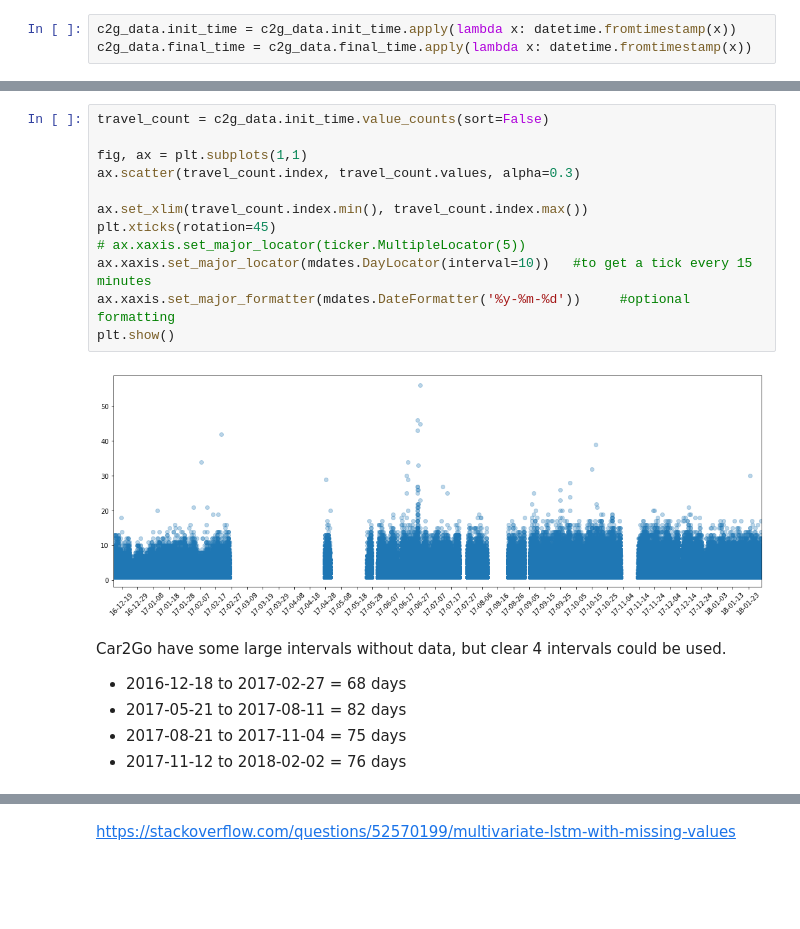
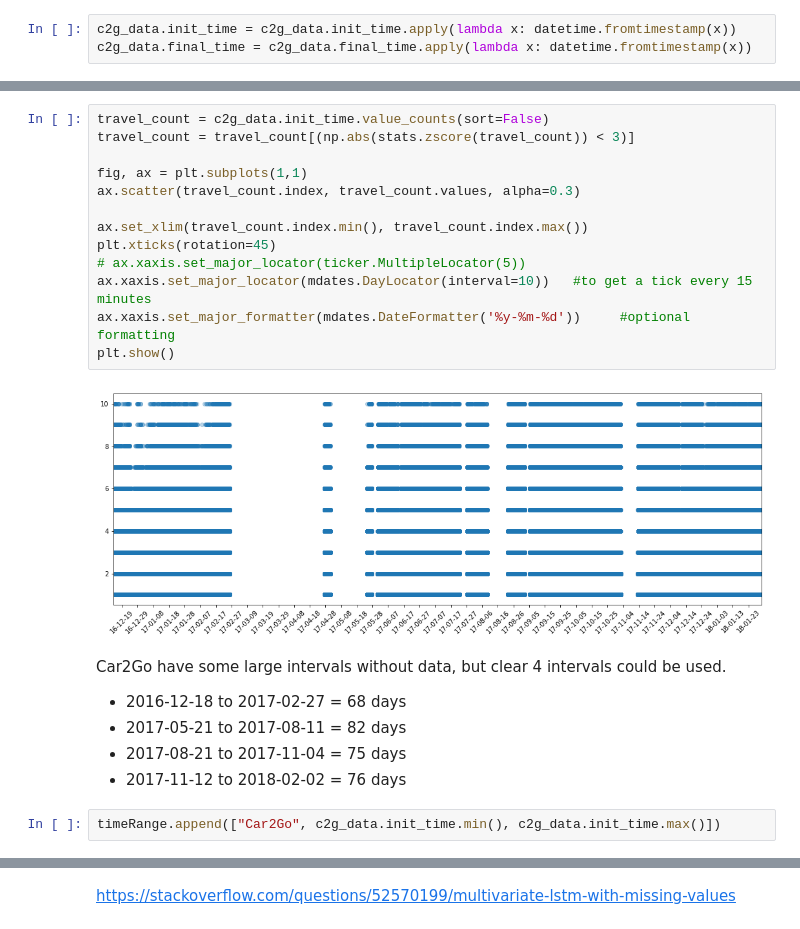
Before and after one commit to netlabufjf/timeseries-forecast, a Jupyter notebook: findBestTimeInterval.ipynb, the cells around one changed output, grey strips where cells are left out. Drawn from its saved outputs; the diff is of its cells as text; blank space fills up the shorter version.

```diff
--- a/findBestTimeInterval.ipynb
+++ b/findBestTimeInterval.ipynb
@@ -130,20 +139,23 @@ c2g_data.head()
 # %%
 travel_count = c2g_data.init_time.value_counts(sort=False)
+travel_count = travel_count[(np.abs(stats.zscore(travel_count)) < 3)]
 
 fig, ax = plt.subplots(1,1)
 ax.scatter(travel_count.index, travel_count.values, alpha=0.3)
 
 ax.set_xlim(travel_count.index.min(), travel_count.index.max())
 plt.xticks(rotation=45)
 # ax.xaxis.set_major_locator(ticker.MultipleLocator(5))
 ax.xaxis.set_major_locator(mdates.DayLocator(interval=10))   #to get a tick every 15 minutes
 ax.xaxis.set_major_formatter(mdates.DateFormatter('%y-%m-%d'))     #optional formatting
 plt.show()
 # %% [output]
-[figure, old version]
+[figure, new version]
 # %% [markdown]
 Car2Go have some large intervals without data, but clear 4 intervals could be used.
 * 2016-12-18 to 2017-02-27 = 68 days
 * 2017-05-21 to 2017-08-11 = 82 days
 * 2017-08-21 to 2017-11-04 = 75 days
 * 2017-11-12 to 2018-02-02 = 76 days
+# %%
+timeRange.append(["Car2Go", c2g_data.init_time.min(), c2g_data.init_time.max()])
```
Also changed, not shown: parts of 18 cells of this notebook.
